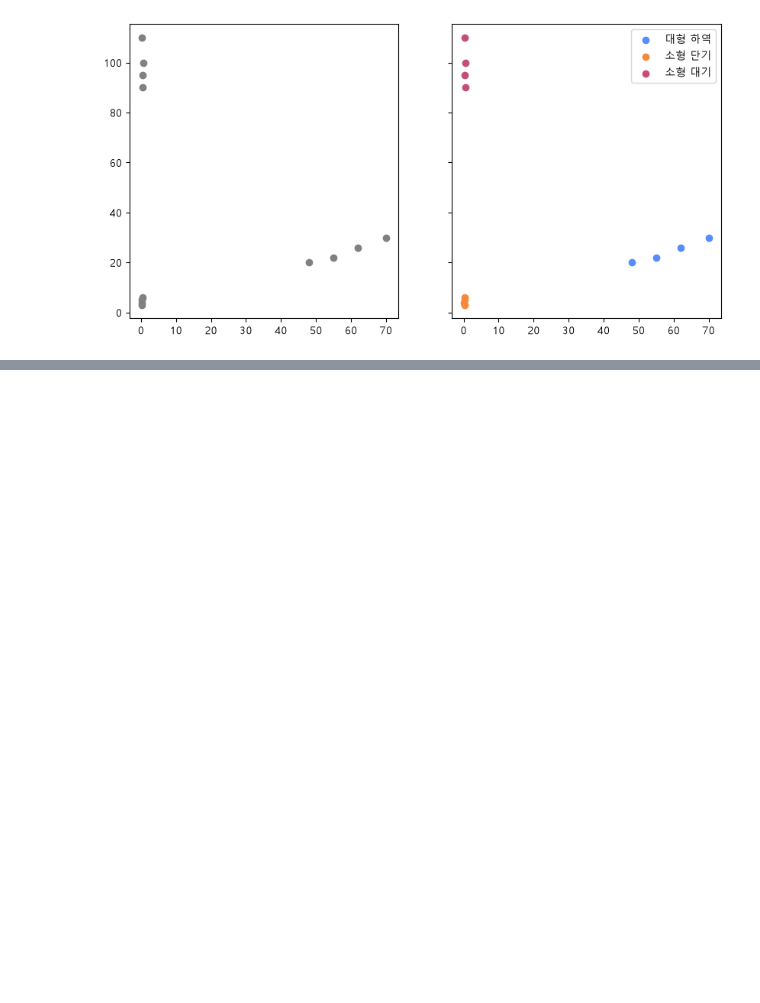
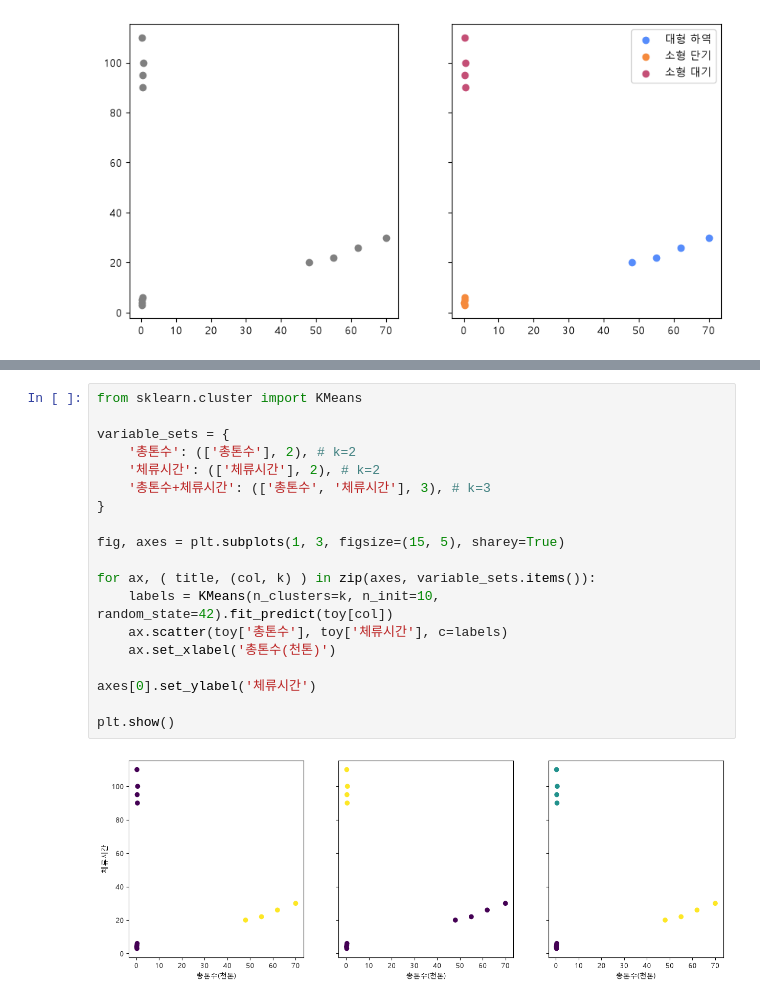
Before and after one commit to eddie1031/2026_SKP_011, a Jupyter notebook: clustering.ipynb, the cells around one changed output, grey strips where cells are left out. Saved outputs shown, nothing was run; the diff lists cells and outputs as text; blank space fills up the shorter version.

```diff
--- a/clustering.ipynb
+++ b/clustering.ipynb
@@ -92,0 +124,21 @@ fig.show()
+# %%
+from sklearn.cluster import KMeans
+
+variable_sets = {
+    '총톤수': (['총톤수'], 2), # k=2
+    '체류시간': (['체류시간'], 2), # k=2
+    '총톤수+체류시간': (['총톤수', '체류시간'], 3), # k=3
+}
+
+fig, axes = plt.subplots(1, 3, figsize=(15, 5), sharey=True)
+
+for ax, ( title, (col, k) ) in zip(axes, variable_sets.items()):
+    labels = KMeans(n_clusters=k, n_init=10, random_state=42).fit_predict(toy[col])
+    ax.scatter(toy['총톤수'], toy['체류시간'], c=labels)
+    ax.set_xlabel('총톤수(천톤)')
+
+axes[0].set_ylabel('체류시간')
+
+plt.show()
+# %% [output]
+[figure, added]
```
Also changed, not shown: parts of 12 cells of this notebook.
